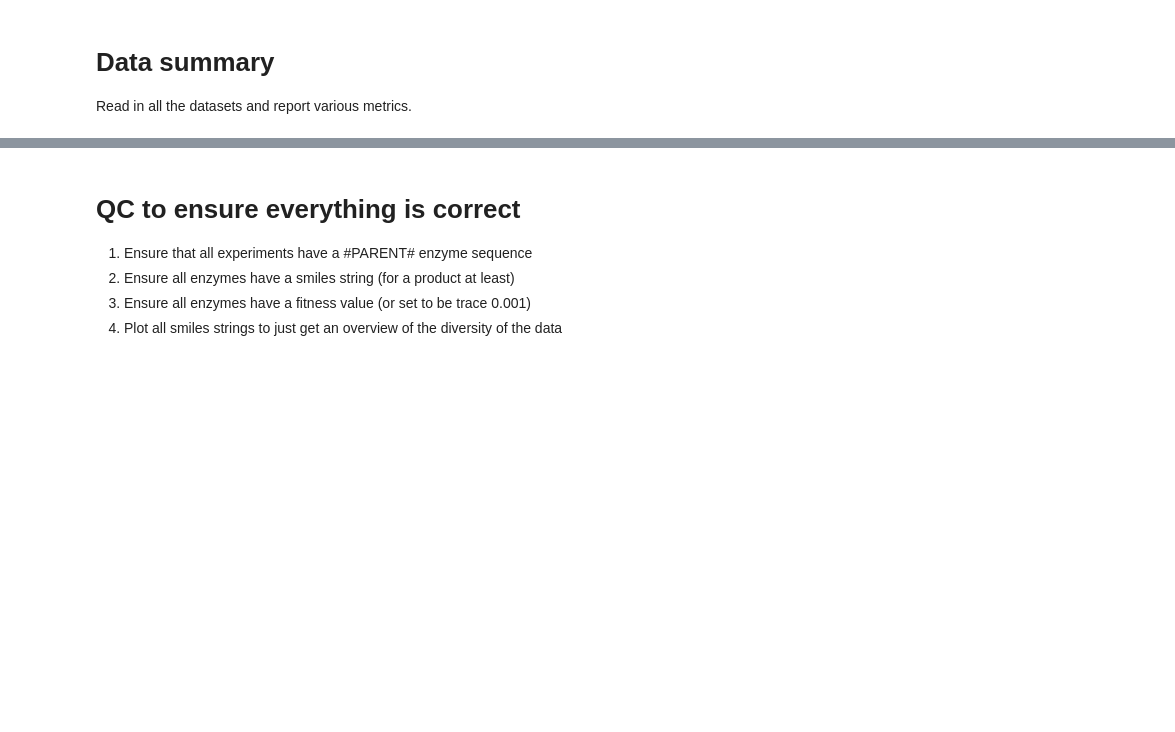
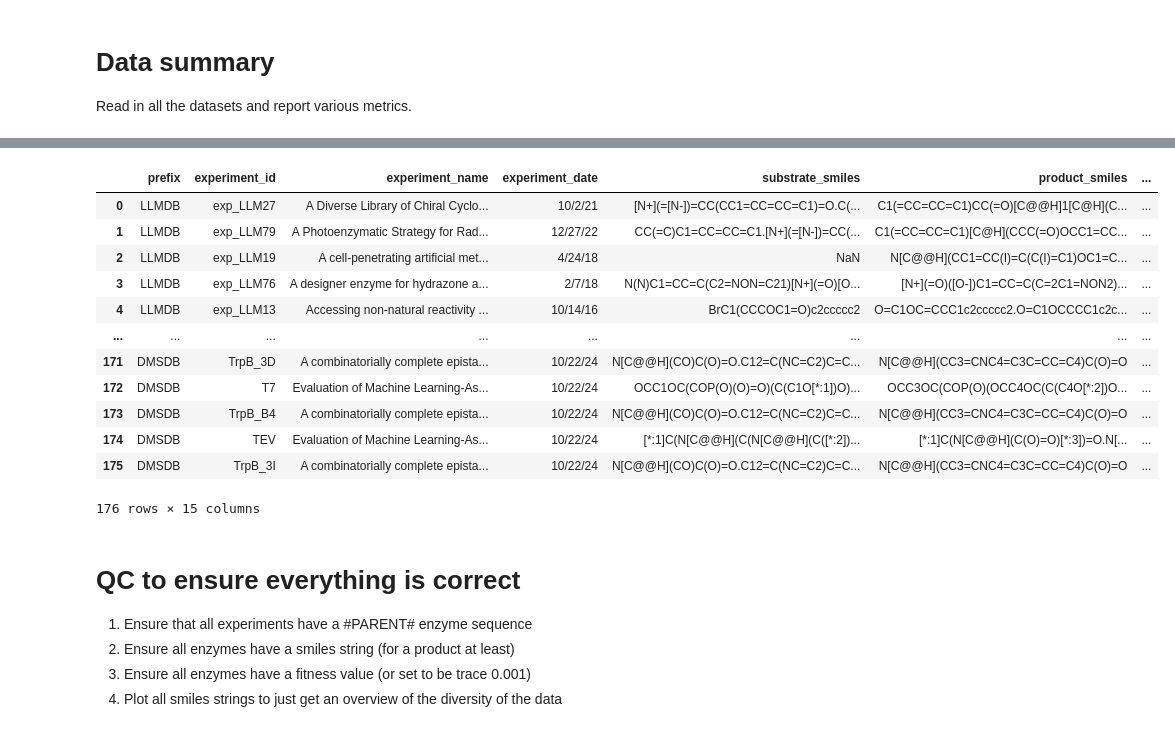
Before and after one commit to fhalab/EnzymeEngineeringDB, a Jupyter notebook: analysis/N9_Database_summary.ipynb, the cells around one changed output, grey strips where cells are left out. Drawn from its saved outputs; the diff is of its cells as text; code cells hidden in the pictures; blank space fills up the shorter version.

```diff
--- a/analysis/N9_Database_summary.ipynb
+++ b/analysis/N9_Database_summary.ipynb
@@ -5,9 +16,24 @@ Read in all the datasets and report various metrics.
 # %%
 import pandas as pd
 
 # Read in the folder
 data_dir = '../manuscript/EnzEngDB_V2/experiments/'
 meta_data = pd.read_excel('../manuscript/EnzEngDB_V2/meta_data.xlsx')
+meta_data
+# %% [output]
+|  | prefix | experiment_id | experiment_name | experiment_date | substrate_smiles | product_smiles | ... |
+| 0 | LLMDB | exp_LLM27 | A Diverse Library of Chiral Cyclo... | 10/2/21 | [N+](=[N-])=CC(CC1=CC=CC=C1)=O.C(... | C1(=CC=CC=C1)CC(=O)[C@@H]1[C@H](C... | ... |
+| 1 | LLMDB | exp_LLM79 | A Photoenzymatic Strategy for Rad... | 12/27/22 | CC(=C)C1=CC=CC=C1.[N+](=[N-])=CC(... | C1(=CC=CC=C1)[C@H](CCC(=O)OCC1=CC... | ... |
+| 2 | LLMDB | exp_LLM19 | A cell-penetrating artificial met... | 4/24/18 | NaN | N[C@@H](CC1=CC(I)=C(C(I)=C1)OC1=C... | ... |
+| 3 | LLMDB | exp_LLM76 | A designer enzyme for hydrazone a... | 2/7/18 | N(N)C1=CC=C(C2=NON=C21)[N+](=O)[O... | [N+](=O)([O-])C1=CC=C(C=2C1=NON2)... | ... |
+| 4 | LLMDB | exp_LLM13 | Accessing non-natural reactivity ... | 10/14/16 | BrC1(CCCOC1=O)c2ccccc2 | O=C1OC=CCC1c2ccccc2.O=C1OCCCC1c2c... | ... |
+| ... | ... | ... | ... | ... | ... | ... | ... |
+| 171 | DMSDB | TrpB_3D | A combinatorially complete epista... | 10/22/24 | N[C@@H](CO)C(O)=O.C12=C(NC=C2)C=C... | N[C@@H](CC3=CNC4=C3C=CC=C4)C(O)=O | ... |
+| 172 | DMSDB | T7 | Evaluation of Machine Learning-As... | 10/22/24 | OCC1OC(COP(O)(O)=O)(C(C1O[*:1])O)... | OCC3OC(COP(O)(OCC4OC(C(C4O[*:2])O... | ... |
+| 173 | DMSDB | TrpB_B4 | A combinatorially complete epista... | 10/22/24 | N[C@@H](CO)C(O)=O.C12=C(NC=C2)C=C... | N[C@@H](CC3=CNC4=C3C=CC=C4)C(O)=O | ... |
+| 174 | DMSDB | TEV | Evaluation of Machine Learning-As... | 10/22/24 | [*:1]C(N[C@@H](C(N[C@@H](C([*:2])... | [*:1]C(N[C@@H](C(O)=O)[*:3])=O.N[... | ... |
+| 175 | DMSDB | TrpB_3I | A combinatorially complete epista... | 10/22/24 | N[C@@H](CO)C(O)=O.C12=C(NC=C2)C=C... | N[C@@H](CC3=CNC4=C3C=CC=C4)C(O)=O | ... |
+176 rows × 15 columns
 # %% [markdown]
 # QC to ensure everything is correct
 
```
Also changed, not shown: parts of 14 cells of this notebook.
